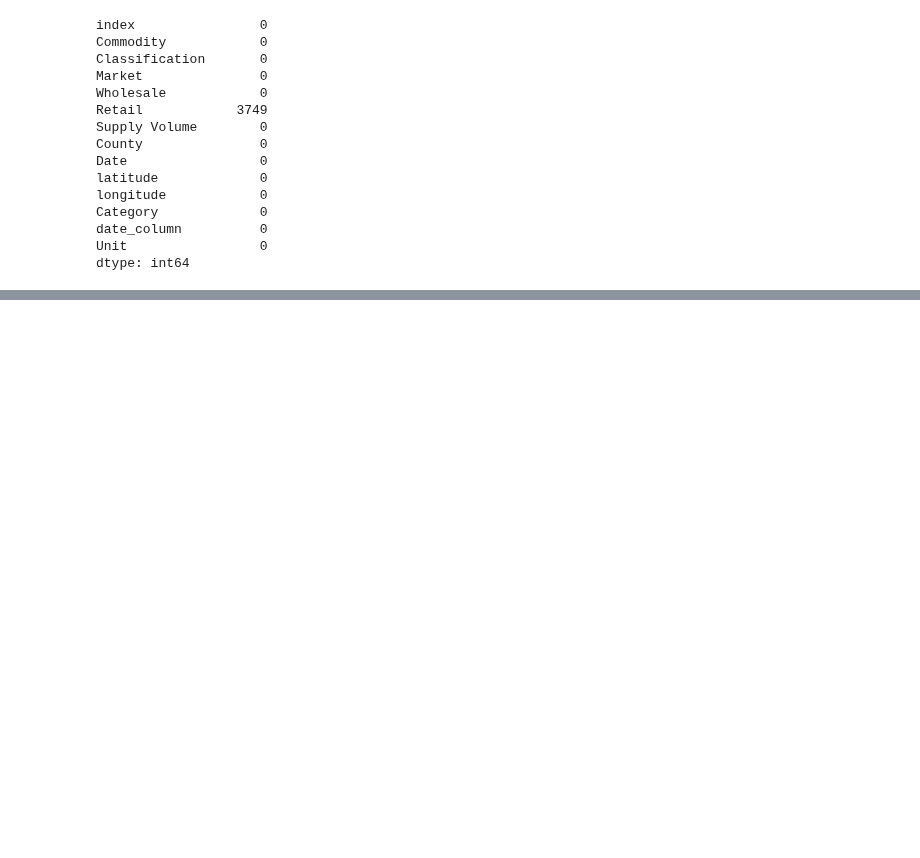
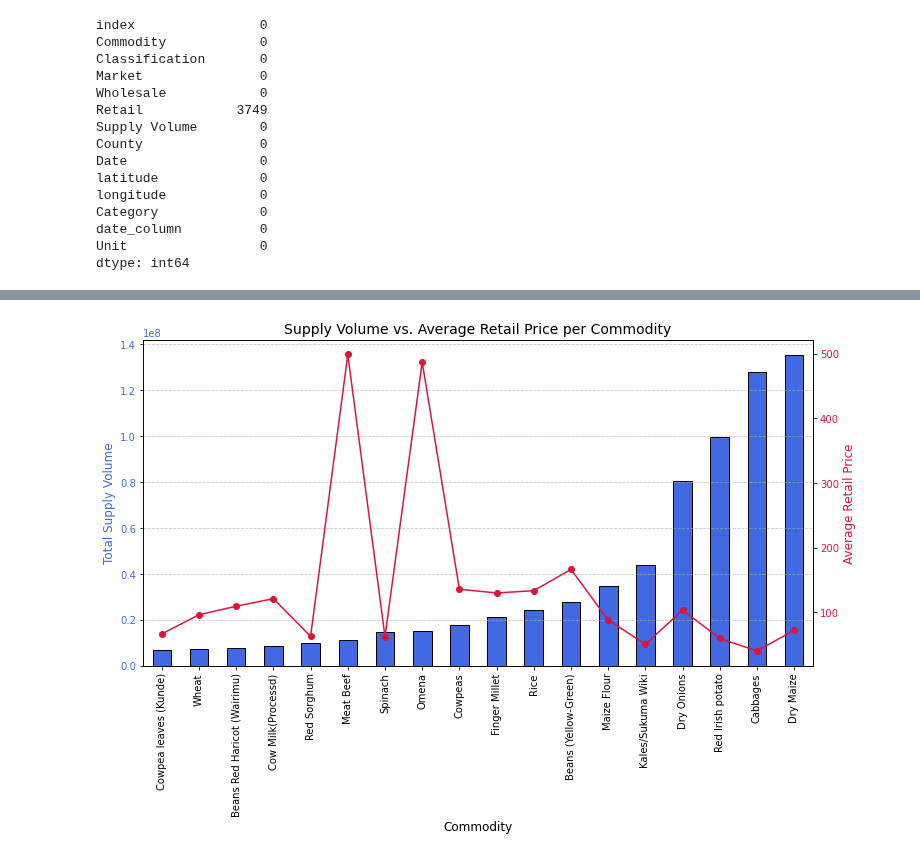
Before and after one commit to Logan-BCM/AgriPriceForecast-Kenya, a Jupyter notebook: Project.ipynb, the cells around one changed output, grey strips where cells are left out. Drawn from its saved outputs; the diff is of its cells as text; code cells hidden in the pictures; blank space fills up the shorter version.

```diff
--- a/Project.ipynb
+++ b/Project.ipynb
@@ -531,7 +528,7 @@ Checked for any duplicated records on the dataset and found None.
 Next thing to be done is to change the 'Date' column into date-time format for easier analysis of trends.
 # %%
 # Changing Date column into date time format
-products_df['date_column'] = pd.to_datetime(products_df['Date'], format='mixed')
+products_df['date_column'] = pd.to_datetime(products_df['Date'])
 # Checking to ensure changes have reflected
 products_df.info()
 # %% [output]
@@ -731,3 +728,5 @@ Category             0
 date_column          0
 Unit                 0
 dtype: int64
+# %%
+products_df.drop(products_df[products_df['Commodity'].isin(['Banana (Cooking)', 'Banana (Ripening)'])].index, inplace=True)
@@ -733,0 +758,28 @@ dtype: int64
+# %%
+
+# Aggregate supply volume and average retail price per commodity
+commodity_stats = products_df.groupby('Commodity').agg({'Supply Volume': 'sum', 'Retail': 'mean'}).sort_values('Supply Volume')
+
+# Plot supply volume as bars and retail price as a line
+fig, ax1 = plt.subplots(figsize=(12, 6))
+
+# Bar plot for supply volume
+commodity_stats['Supply Volume'].plot(kind='bar', color='royalblue', edgecolor='black', ax=ax1)
+ax1.set_ylabel("Total Supply Volume", fontsize=12, color='royalblue')
+ax1.set_xlabel("Commodity", fontsize=12)
+ax1.tick_params(axis='y', labelcolor='royalblue')
+ax1.set_xticklabels(commodity_stats.index, rotation=90)
+
+# Line plot for average retail price
+ax2 = ax1.twinx()
+commodity_stats['Retail'].plot(kind='line', color='crimson', marker='o', ax=ax2)
+ax2.set_ylabel("Average Retail Price", fontsize=12, color='crimson')
+ax2.tick_params(axis='y', labelcolor='crimson')
+
+# Titles and grid
+plt.title("Supply Volume vs. Average Retail Price per Commodity", fontsize=14)
+ax1.grid(axis='y', linestyle='--', alpha=0.7)
+
+plt.show()
+# %% [output]
+[figure, added]
```
Also changed, not shown: parts of 13 cells of this notebook.
